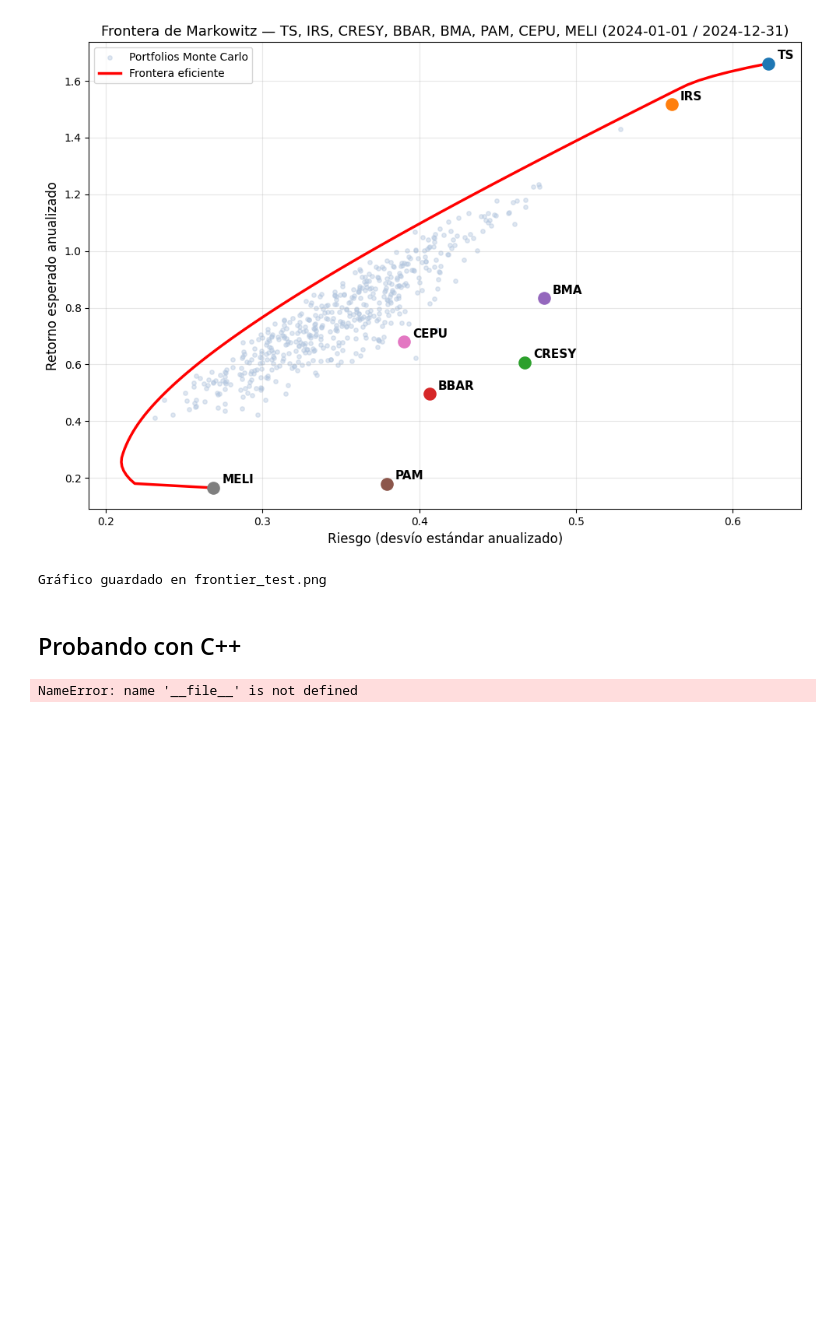
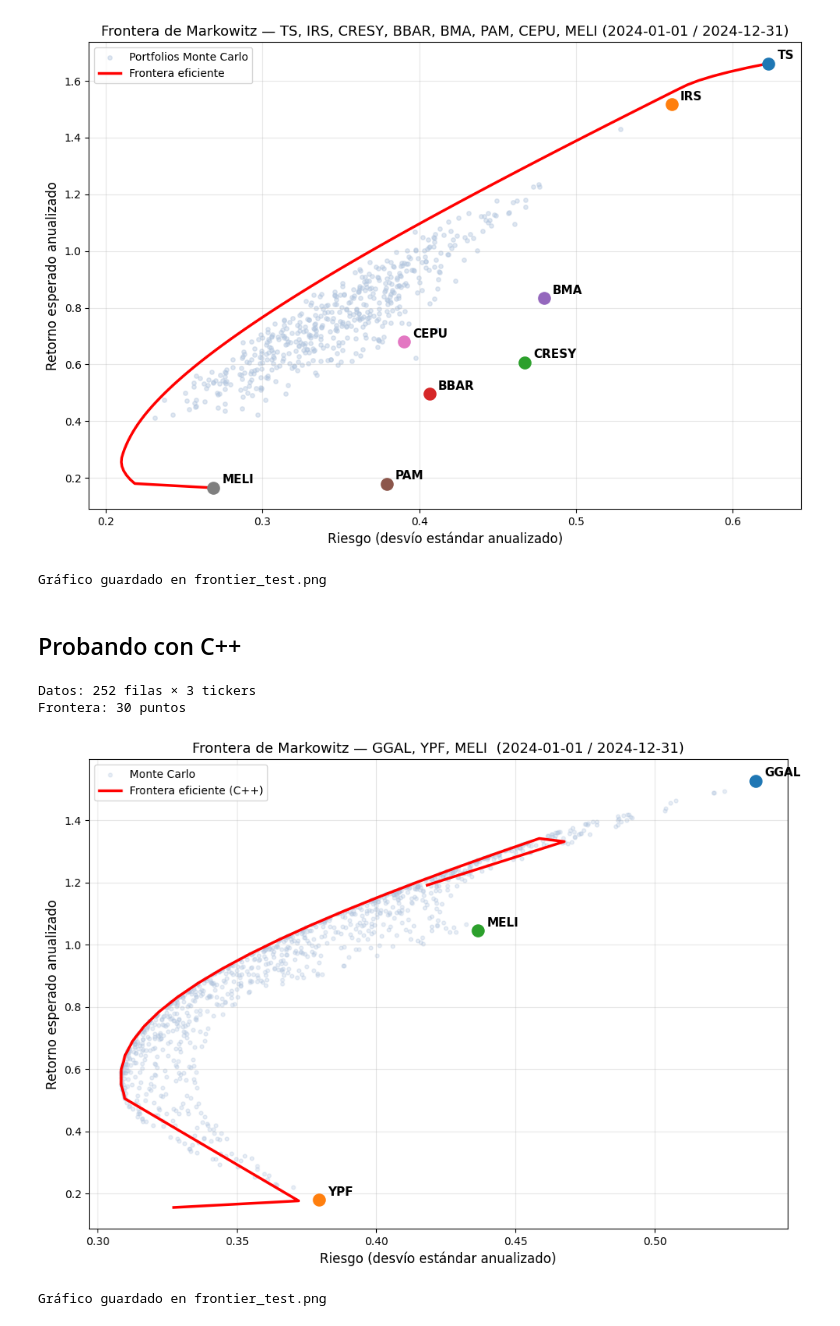
Before and after one commit to lucasbaezmiranda/mark-frontend, a Jupyter notebook: explore_dynamodb.ipynb, the cells around one changed output. Drawn from its saved outputs; the diff is of its cells as text; code cells hidden in the pictures; blank space fills up the shorter version.

```diff
--- a/explore_dynamodb.ipynb
+++ b/explore_dynamodb.ipynb
@@ -177,7 +197,7 @@ from boto3.dynamodb.conditions import Key
 TICKERS    = ["GGAL", "YPF", "MELI"]
 START_DATE = "2024-01-01"
 END_DATE   = "2024-12-31"
-N_POINTS   = 200      # puntos en la frontera
+N_POINTS   = 30      # puntos en la frontera
 N_MC       = 1000     # portfolios Monte Carlo de fondo
 
 SOLVER_SRC = "/home/luke/Desktop/repositorios/markowitz_project/backend/portfolio_solver.cpp"
@@ -257,31 +277,34 @@ for line in result.stdout.strip().split("\n"):
         risk, ret = map(float, line.split())
         frontier_risks.append(risk)
         frontier_returns.append(ret)
 
 print(f"Frontera: {len(frontier_risks)} puntos")
 
 # ── 5. Activos individuales ───────────────────────────────────────────────────
 asset_risks   = [float(np.sqrt(cov[i, i])) for i in range(n)]
 asset_returns = list(mu)
 
 # ── 6. Plot ───────────────────────────────────────────────────────────────────
 fig, ax = plt.subplots(figsize=(10, 7))
 
 ax.scatter(mc_risks, mc_returns, c="lightsteelblue", alpha=0.3, s=12, label="Monte Carlo")
 ax.plot(frontier_risks, frontier_returns, "r-", linewidth=2.5, label="Frontera eficiente (C++)")
 for i, ticker in enumerate(TICKERS):
     ax.scatter(asset_risks[i], asset_returns[i], s=120, zorder=5)
     ax.annotate(ticker, (asset_risks[i], asset_returns[i]),
                 textcoords="offset points", xytext=(8, 4), fontsize=11, fontweight="bold")
 
 ax.set_xlabel("Riesgo (desvío estándar anualizado)", fontsize=12)
 ax.set_ylabel("Retorno esperado anualizado", fontsize=12)
 ax.set_title(f"Frontera de Markowitz — {', '.join(TICKERS)}  ({START_DATE} / {END_DATE})", fontsize=13)
 ax.legend()
 ax.grid(True, alpha=0.3)
 plt.tight_layout()
 plt.savefig("frontier_test.png", dpi=150)
 plt.show()
 print("Gráfico guardado en frontier_test.png")
 # %% [output]
-NameError: name '__file__' is not defined
+Datos: 252 filas × 3 tickers
+Frontera: 30 puntos
+[figure, added]
+Gráfico guardado en frontier_test.png
```
Also changed, not shown: parts of 2 cells of this notebook, 3 other files.
